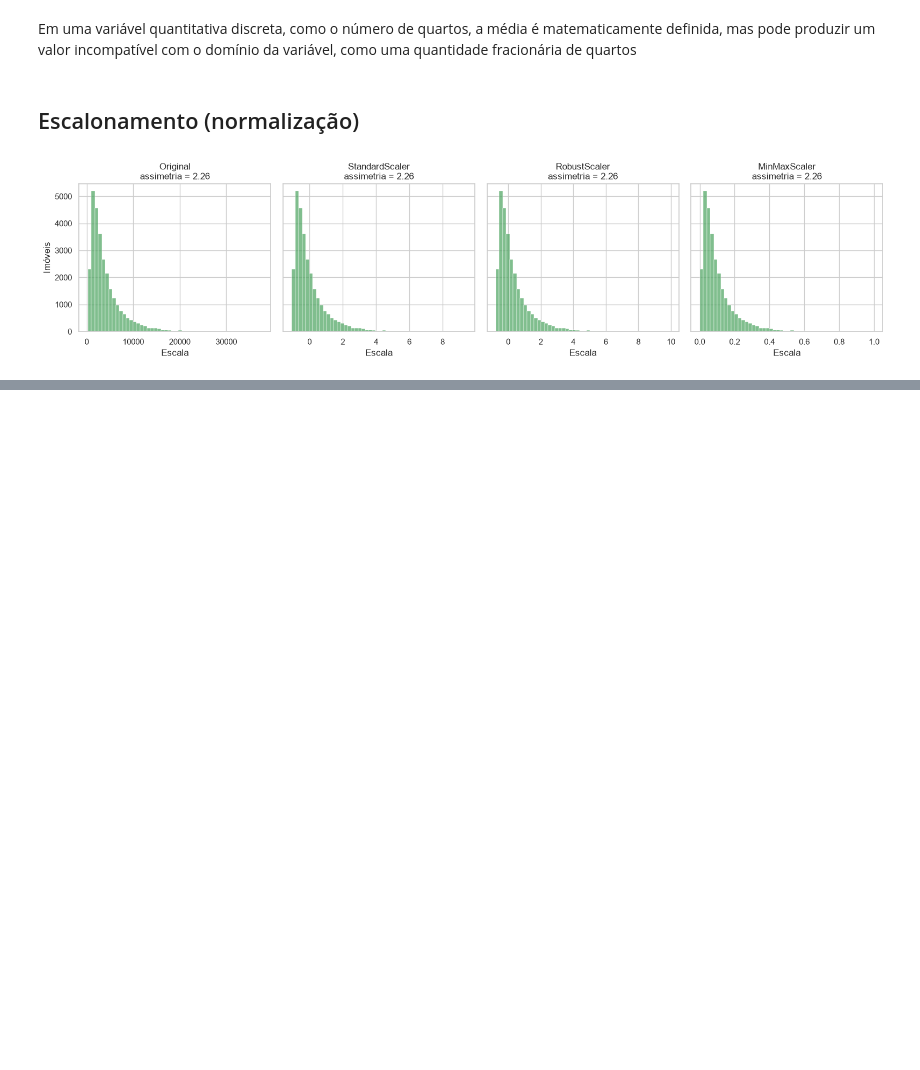
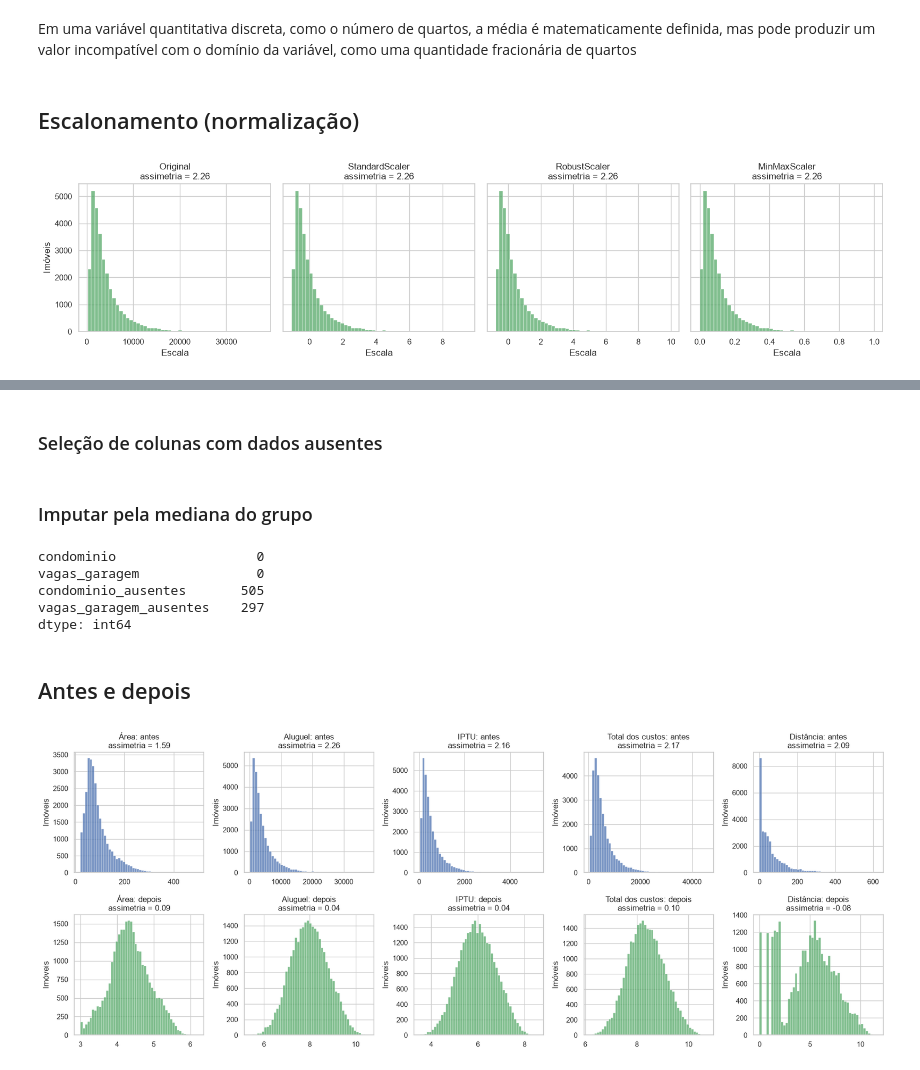
Before and after one commit to moraesadanilo/data-science, a Jupyter notebook: Unidade_2/Aula_06/laboratorio_06.ipynb, the cells around one changed output, grey strips where cells are left out. Cells and saved outputs as stored; diff of their text form; code cells hidden in the pictures; blank space fills up the shorter version.

```diff
--- a/Unidade_2/Aula_06/laboratorio_06.ipynb
+++ b/Unidade_2/Aula_06/laboratorio_06.ipynb
@@ -499,0 +631,14 @@ plt.show()
+# %% [markdown]
+### Seleção de colunas com dados ausentes
+# %%
+# Colunas indicadoras das lacunas originais
+
+imoveis_processados = (
+    imoveis
+    .assign(
+        condominio_ausentes = lambda x: x.condominio.isna(),
+        vagas_garagem_ausentes = lambda x: x.vagas_garagem.isna(),
+    )
+)
+# %% [markdown]
+### Imputar pela mediana do grupo
@@ -499,0 +669,21 @@ plt.show()
+# %%
+# Lacunas restantes e valores estimados
+(
+    imoveis_processados
+    .agg(
+        {
+            "condominio": lambda s: s.isna().sum(),
+            "vagas_garagem": lambda s: s.isna().sum(),
+            "condominio_ausentes": "sum",
+            "vagas_garagem_ausentes": "sum",
+        }
+    )
+)
+# %% [output]
+condominio                  0
+vagas_garagem               0
+condominio_ausentes       505
+vagas_garagem_ausentes    297
+dtype: int64
+# %% [markdown]
+## Antes e depois
@@ -499,0 +703,35 @@ plt.show()
+# %%
+# Variáveis comparadas e seus rótulos nos gráficos
+columns = [
+    "area",
+    "aluguel",
+    "iptu",
+    "custo_do_imovel",
+    "distancia_transporte",
+]
+
+labels = ["Área", "Aluguel", "IPTU", "Total dos custos", "Distância"]
+# %%
+# Distribuições antes (linha de cima) e depois (linha de baixo)
+
+fig, axes = plt.subplots(2, 5, figsize=(18, 7))
+
+for col, label, ax1, ax2 in zip(columns, labels, axes[0], axes[1]):
+    before, after = imoveis[col], imoveis_processados[col]
+    sns.histplot(before, bins=50, ax=ax1, color="#4C72B0")
+    ax1.set(
+        title=f"{label}: antes\nassimetria = {stats.skew(before):.2f}",
+        xlabel="",
+        ylabel="Imóveis",
+    )
+    sns.histplot(after, bins=50, ax=ax2, color="#55A868")
+    ax2.set(
+        title=f"{label}: depois\nassimetria = {stats.skew(after):.2f}",
+        xlabel="",
+        ylabel="Imóveis",
+    )
+
+plt.tight_layout()
+plt.show()
+# %% [output]
+[figure, added]
```
Also changed, not shown: parts of 14 cells of this notebook, 1 other file.
